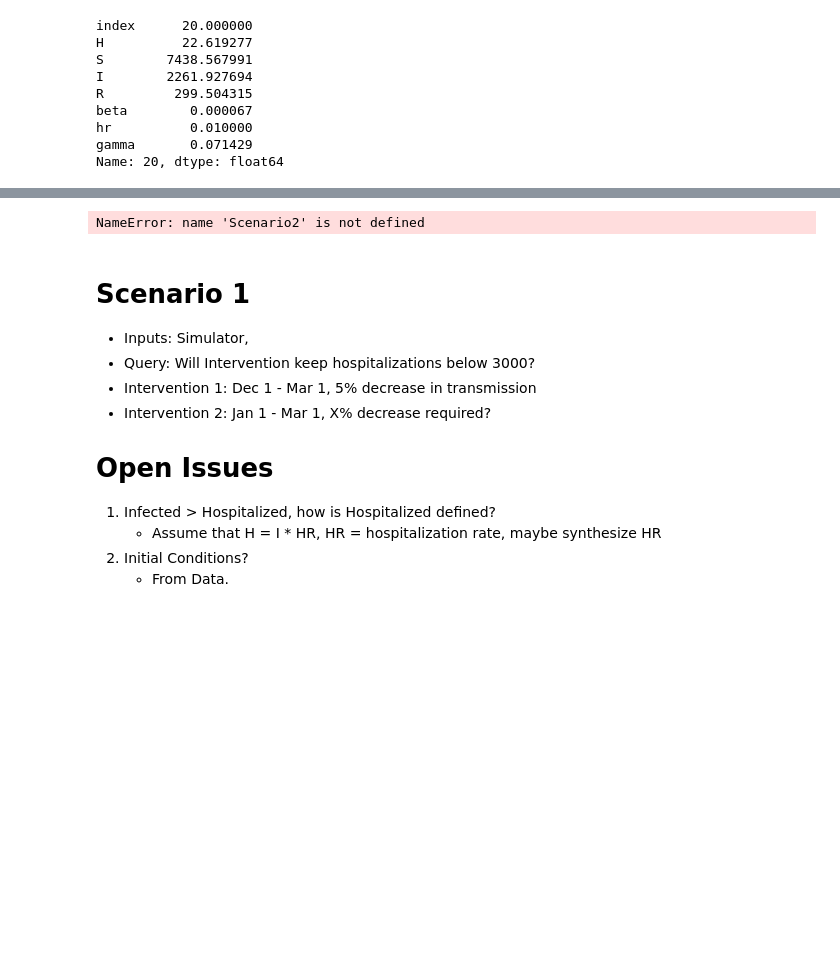
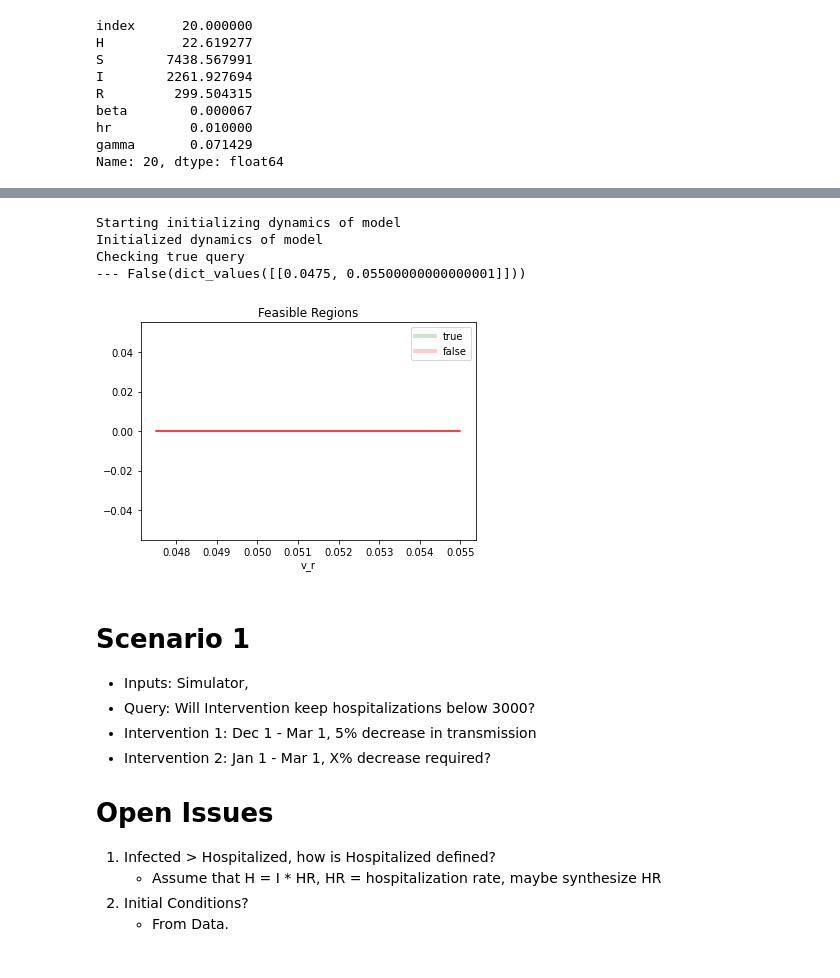
Before and after one commit to ml4ai/funman, a Jupyter notebook: notebooks/dec_8_2022_demo_funman.ipynb, the cells around one changed output, grey strips where cells are left out. Saved outputs shown, nothing was run; the diff lists cells and outputs as text; code cells hidden in the pictures; blank space fills up the shorter version.

Commit message:
point based plots

```diff
--- a/notebooks/dec_8_2022_demo_funman.ipynb
+++ b/notebooks/dec_8_2022_demo_funman.ipynb
@@ -139,9 +164,13 @@ UnboundLocalError: local variable 'lb' referenced before assignment
    ) -->
 # %%
 scenario2 = Scenario2(duration=20, query_threshold=hospital_capacity, step_size=2)
-results = scenario2.analyze_intervention_vaccination([-0.05, 0.1], models=["SVIIR"])
+results = scenario2.analyze_intervention_vaccination([-0.05, 0.1])
 # %% [output]
-NameError: name 'Scenario2' is not defined
+Starting initializing dynamics of model
+Initialized dynamics of model
+Checking true query
+--- False(dict_values([[0.0475, 0.05500000000000001]]))
+[figure, added]
 # %% [markdown]
 # Scenario 1
 - Inputs: Simulator,
```
Also changed, not shown: parts of 2 cells of this notebook, 1 other file.
